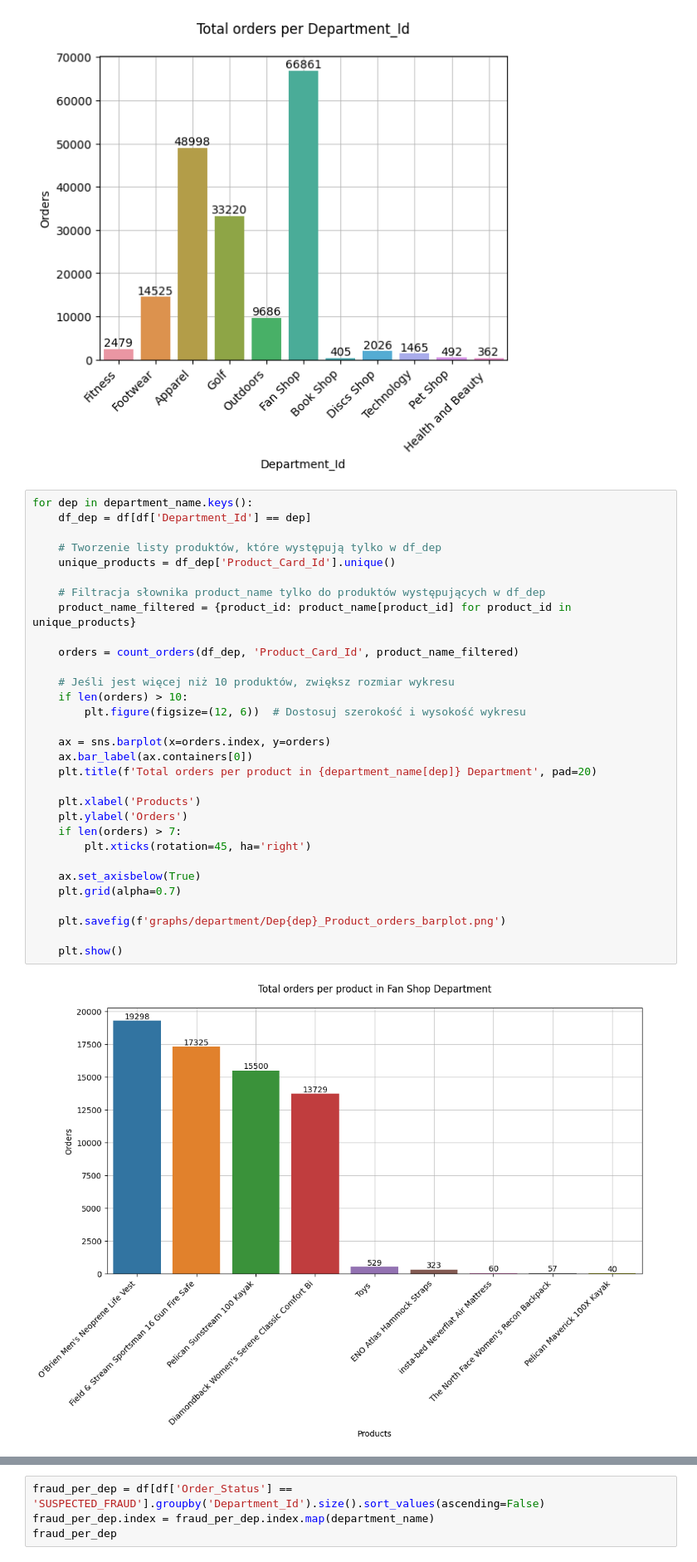
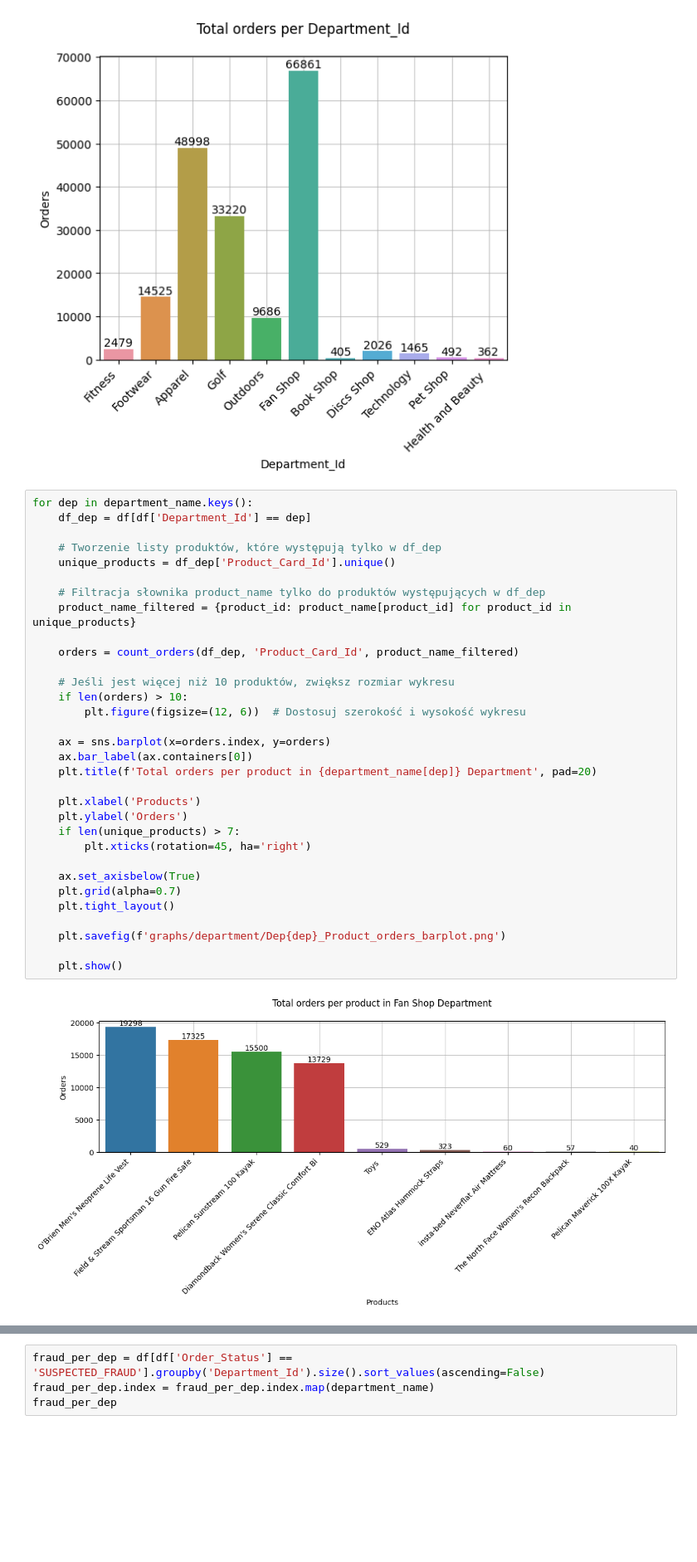
Before and after one commit to miladziekanowska/supply-chain-analysis, a Jupyter notebook: SupplyChain_EDA.ipynb, the cells around one changed output, grey strips where cells are left out. Shown at 83% size. Cells and saved outputs as stored; diff of their text form; blank space fills up the shorter version.

```diff
--- a/SupplyChain_EDA.ipynb
+++ b/SupplyChain_EDA.ipynb
@@ -363,32 +377,33 @@ create_barplot('Department_Id', department_name)
 for dep in department_name.keys():
     df_dep = df[df['Department_Id'] == dep]
 
     # Tworzenie listy produktów, które występują tylko w df_dep
     unique_products = df_dep['Product_Card_Id'].unique()
 
     # Filtracja słownika product_name tylko do produktów występujących w df_dep
     product_name_filtered = {product_id: product_name[product_id] for product_id in unique_products}
 
     orders = count_orders(df_dep, 'Product_Card_Id', product_name_filtered)
 
     # Jeśli jest więcej niż 10 produktów, zwiększ rozmiar wykresu
     if len(orders) > 10:
         plt.figure(figsize=(12, 6))  # Dostosuj szerokość i wysokość wykresu
 
     ax = sns.barplot(x=orders.index, y=orders)
     ax.bar_label(ax.containers[0])
     plt.title(f'Total orders per product in {department_name[dep]} Department', pad=20)
 
     plt.xlabel('Products')
     plt.ylabel('Orders')
-    if len(orders) > 7:
+    if len(unique_products) > 7:
         plt.xticks(rotation=45, ha='right')
 
     ax.set_axisbelow(True)
     plt.grid(alpha=0.7)
+    plt.tight_layout()
 
     plt.savefig(f'graphs/department/Dep{dep}_Product_orders_barplot.png')
 
     plt.show()
 # %% [output]
-[figure, old version]
+[figure, new version]
```
Also changed, not shown: parts of 4 cells of this notebook, 9 other files.
